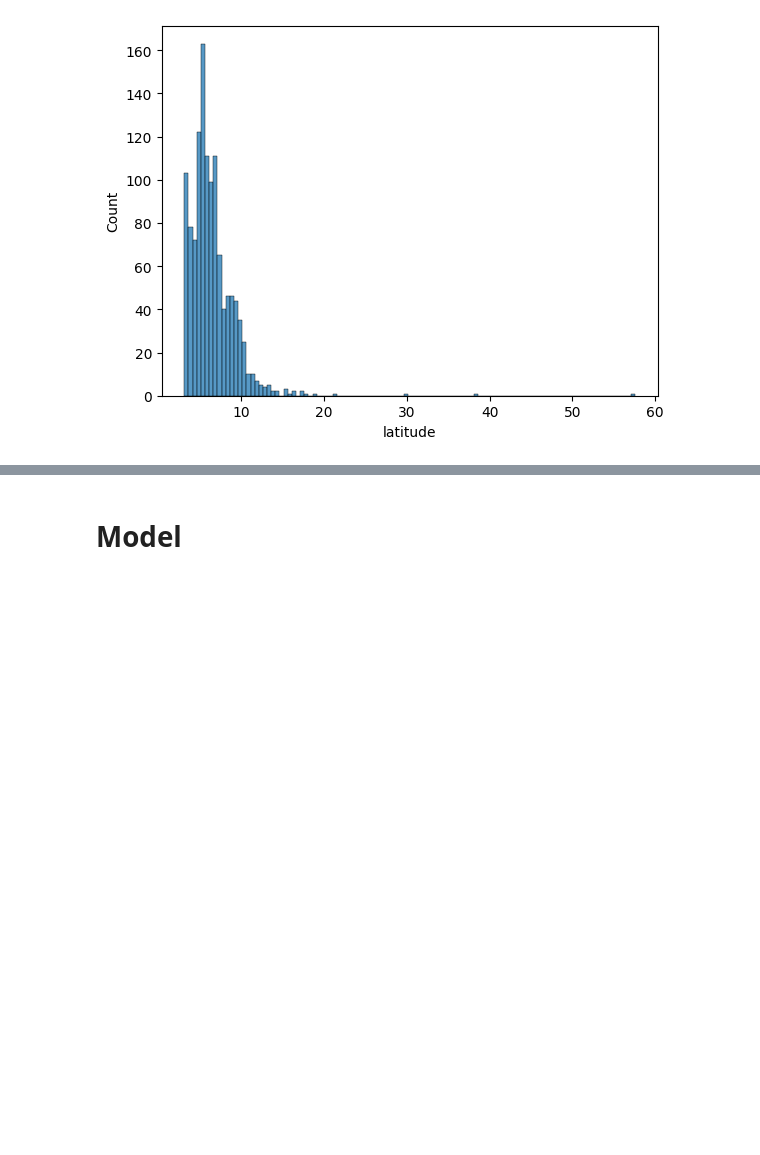
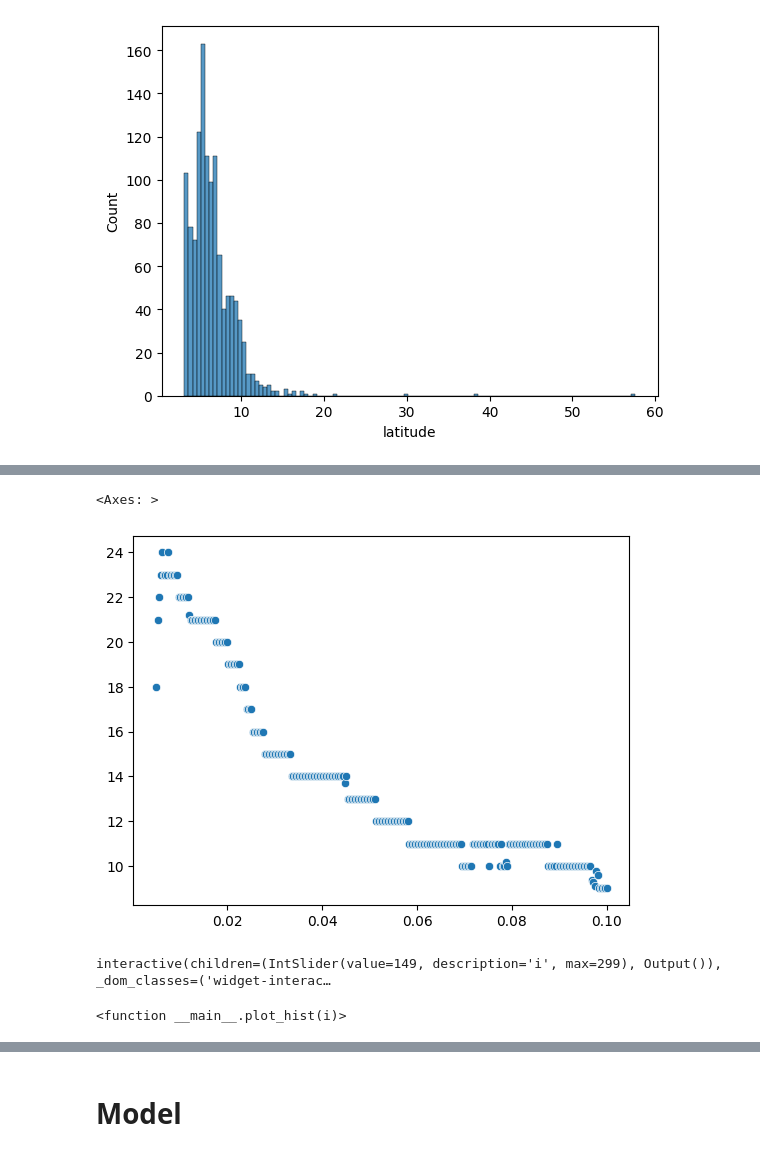
Before and after one commit to bar-katz/Flight_Anomalies, a Jupyter notebook: flight2vec.ipynb, the cells around one changed output, grey strips where cells are left out. Saved outputs shown, nothing was run; the diff lists cells and outputs as text; code cells hidden in the pictures; blank space fills up the shorter version.

```diff
--- a/flight2vec.ipynb
+++ b/flight2vec.ipynb
@@ -453,0 +511,23 @@ sns.histplot(df.groupby('segment_id')['latitude'].count() / 32)
+# %%
+# This is what determined the correct patch_size for a certain threshold (we choose 0.04)
+sns.scatterplot(x=angle_threshs, y=[np.quantile(i, 0.9) for i in cluster_size])
+# %% [output]
+<Axes: >
+[figure, added]
+# %%
+import matplotlib.pyplot as plt
+from ipywidgets import interact
+
+def plot_hist(i):
+    plt.figure(figsize=(6, 4))
+    plt.hist(cluster_size[i][np.where(cluster_size[i] < 20)], bins=100, color='skyblue', edgecolor='black')
+    plt.title(f'Cluster sizes at angle_thresh={angle_threshs[i]:.5f}')
+    plt.xlabel('Cluster Size')
+    plt.ylabel('Frequency')
+    plt.grid(True)
+    plt.show()
+
+interact(plot_hist, i=(0, len(cluster_size) - 1))
+# %% [output]
+interactive(children=(IntSlider(value=149, description='i', max=299), Output()), _dom_classes=('widget-interac…
+<function __main__.plot_hist(i)>
```
Also changed, not shown: parts of 26 cells of this notebook.
